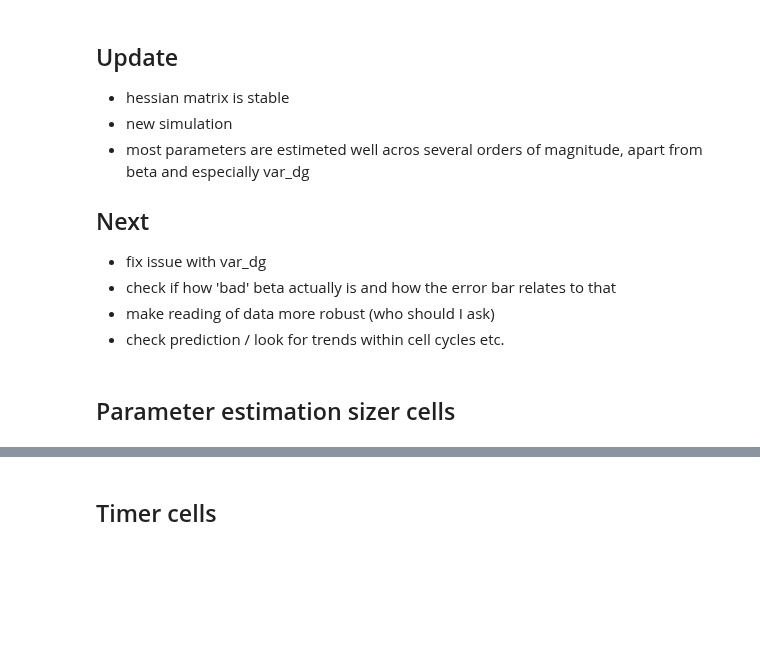
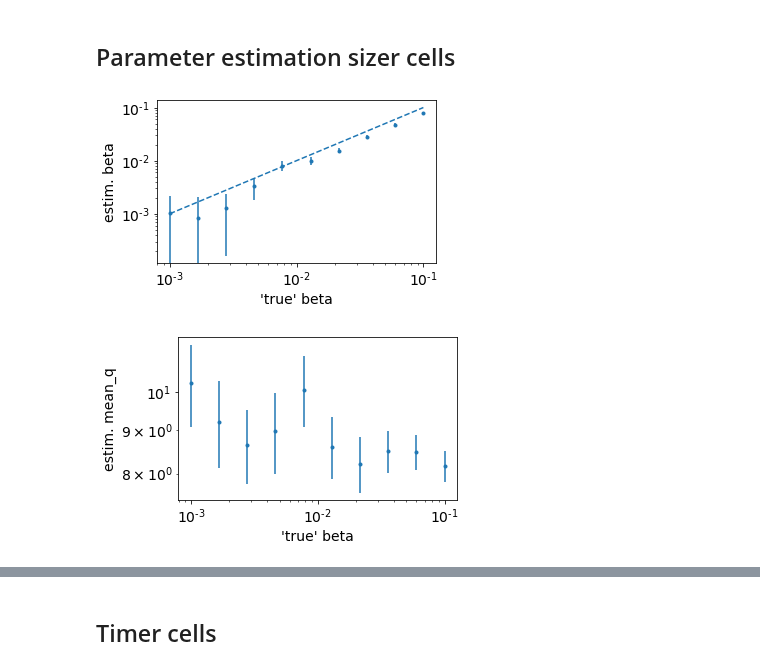
Before and after one commit to bjks/gfp_gaussian_process, a Jupyter notebook: notebooks/ggp_param_estim.ipynb, the cells around one changed output, grey strips where cells are left out. Drawn from its saved outputs; the diff is of its cells as text; code cells hidden in the pictures; blank space fills up the shorter version.

```diff
--- a/notebooks/ggp_param_estim.ipynb
+++ b/notebooks/ggp_param_estim.ipynb
@@ -126,11 +104,0 @@ def plot_param_against_second(directory, sample, x_param, x_param_range, y_param
-# %% [markdown]
-## Update
-- hessian matrix is stable
-- new simulation
-- most parameters are estimeted well acros several orders of magnitude, apart from beta and especially var_dg
-
-## Next
-- fix issue with var_dg
-- check if how 'bad' beta actually is and how the error bar relates to that
-- make reading of data more robust (who should I ask)
-- check prediction / look for trends within cell cycles etc.
@@ -137,5 +126,36 @@ def plot_param_against_second(directory, sample, x_param, x_param_range, y_param
 # %% [markdown]
 ## Parameter estimation sizer cells
+# %%
+
+direct = '../data/vary_param2250betasizer/'
+sample = 'vary_param2250betasizer_{:d}'
+direct+=sample
+plot_true_vs_estim(direct,sample, 'beta', np.arange(10), {'mean_lambda': 'bound',
+                                                        'gamma_lambda': 'bound',
+                                                        'var_lambda': 'bound',
+                                                        'mean_q': 'bound',
+                                                        'gamma_q': 'bound',
+                                                        'var_q':'bound',
+                                                        'beta':'bound',
+                                                        'var_x':'bound',
+                                                        'var_g':'bound',
+                                                        'var_dx':'bound',
+                                                        'var_dg':'free'} , log=True)
+
+plot_true_vs_estim(direct,sample, 'mean_q', np.arange(10), {'mean_lambda': 'bound',
+                                                        'gamma_lambda': 'bound',
+                                                        'var_lambda': 'bound',
+                                                        'mean_q': 'bound',
+                                                        'gamma_q': 'bound',
+                                                        'var_q':'bound',
+                                                        'beta':'bound',
+                                                        'var_x':'bound',
+                                                        'var_g':'bound',
+                                                        'var_dx':'bound',
+                                                        'var_dg':'free'}, parameter2="beta" , log=True)
+# %% [output]
+[figure, added]
+[figure, added]
 # %%
 for p in list(params_config.keys())[:-2]:
     direct = '../data/vary_param_n250_' + p + '_sizer/'
```
Also changed, not shown: parts of 3 cells of this notebook, 16 other files.
